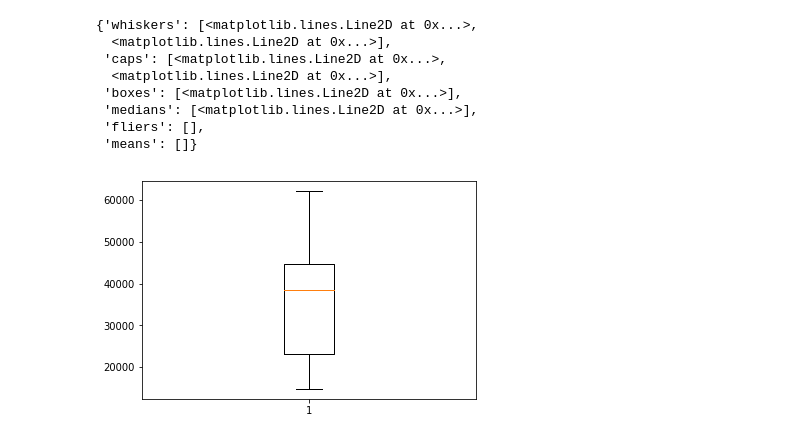
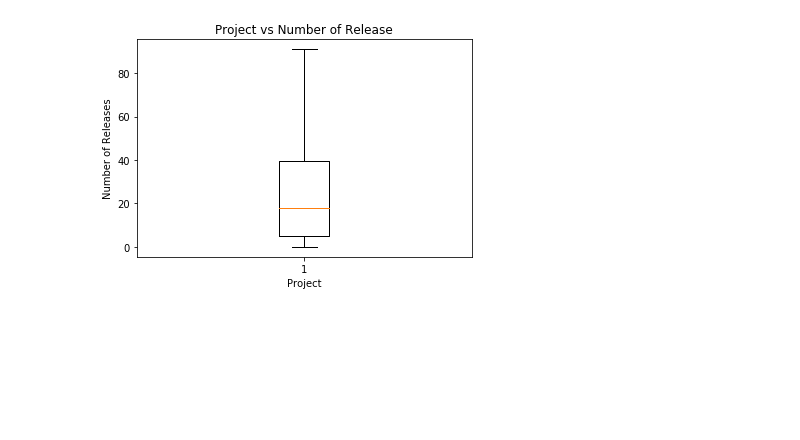
Before and after one commit to ai-se/Git_miner, a Jupyter notebook: Project Meta.ipynb, the cells around one changed output. Saved outputs shown, nothing was run; the diff lists cells and outputs as text; code cells hidden in the pictures; blank space fills up the shorter version.

```diff
--- a/Project Meta.ipynb
+++ b/Project Meta.ipynb
@@ -7,7 +7,7 @@ import matplotlib.pyplot as plt
 import networkx as nx
 import pandas as pd
 # %%
-df = pd.read_csv('project_meta_big.csv')
+df = pd.read_csv('project_meta.csv')
 # %%
 df.columns
 # %% [output]
@@ -69,12 +23,14 @@ plt.boxplot(Forks,showfliers=False)
-# %%
-plt.boxplot(Watchers,showfliers=False)
-# %% [output]
-{'whiskers': [<matplotlib.lines.Line2D at 0x...>,
-  <matplotlib.lines.Line2D at 0x...>],
- 'caps': [<matplotlib.lines.Line2D at 0x...>,
-  <matplotlib.lines.Line2D at 0x...>],
- 'boxes': [<matplotlib.lines.Line2D at 0x...>],
- 'medians': [<matplotlib.lines.Line2D at 0x...>],
- 'fliers': [],
- 'means': []}
-[figure, removed]
+# %%
+#red_square = dict(markerfacecolor='r', marker='s')
+#plt.figure(num=None, figsize = (50,10), facecolor='w', edgecolor='k')
+#plt.boxplot(release,showfliers=True,flierprops=red_square,vert=False)
+#plt.show()
+fig = plt.figure()
+ax = fig.add_subplot(111)
+ax.boxplot(release,showfliers=False)
+ax.set_title('Project vs Number of Release')
+ax.set_xlabel('Project')
+ax.set_ylabel('Number of Releases')
+plt.show()
+# %% [output]
+[figure, added]
```
Also changed, not shown: parts of 11 cells of this notebook, 7 other files.
